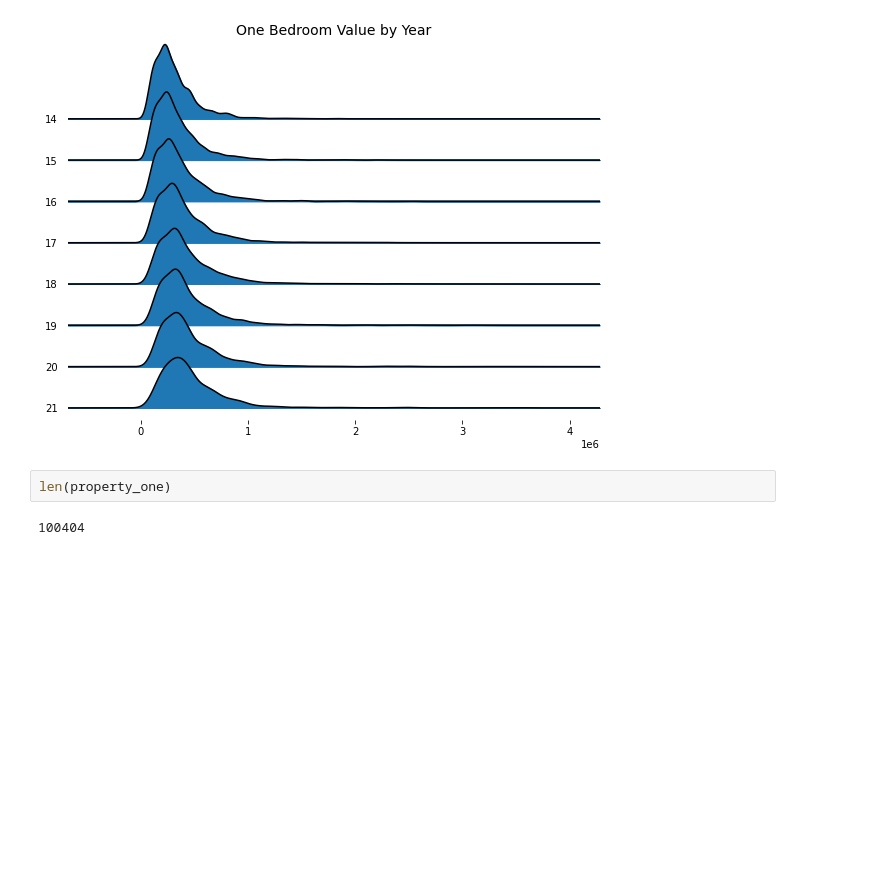
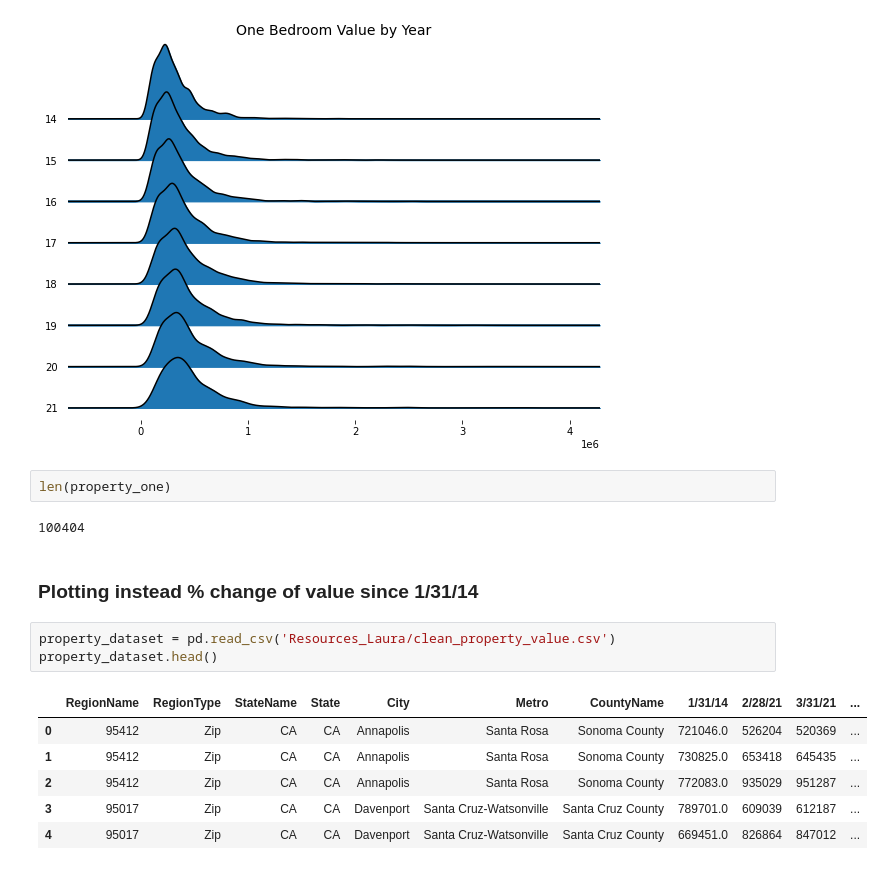
Before and after one commit to laurajimenezsano/Bull_Builder, a Jupyter notebook: Property_Value_Boxplot_DONE.ipynb, the cells around one changed output. Cells and saved outputs as stored; diff of their text form; blank space fills up the shorter version.

```diff
--- a/Property_Value_Boxplot_DONE.ipynb
+++ b/Property_Value_Boxplot_DONE.ipynb
@@ -150,3 +150,15 @@ plt.show()
 len(property_one)
 # %% [output]
 100404
+# %% [markdown]
+### Plotting instead % change of value since 1/31/14
+# %%
+property_dataset = pd.read_csv('Resources_Laura/clean_property_value.csv')
+property_dataset.head()
+# %% [output]
+|  | RegionName | RegionType | StateName | State | City | Metro | CountyName | 1/31/14 | 2/28/21 | 3/31/21 | ... |
+| 0 | 95412 | Zip | CA | CA | Annapolis | Santa Rosa | Sonoma County | 721046.0 | 526204 | 520369 | ... |
+| 1 | 95412 | Zip | CA | CA | Annapolis | Santa Rosa | Sonoma County | 730825.0 | 653418 | 645435 | ... |
+| 2 | 95412 | Zip | CA | CA | Annapolis | Santa Rosa | Sonoma County | 772083.0 | 935029 | 951287 | ... |
+| 3 | 95017 | Zip | CA | CA | Davenport | Santa Cruz-Watsonville | Santa Cruz County | 789701.0 | 609039 | 612187 | ... |
+| 4 | 95017 | Zip | CA | CA | Davenport | Santa Cruz-Watsonville | Santa Cruz County | 669451.0 | 826864 | 847012 | ... |
```
Also changed, not shown: parts of 2 cells of this notebook, 4 other files.
